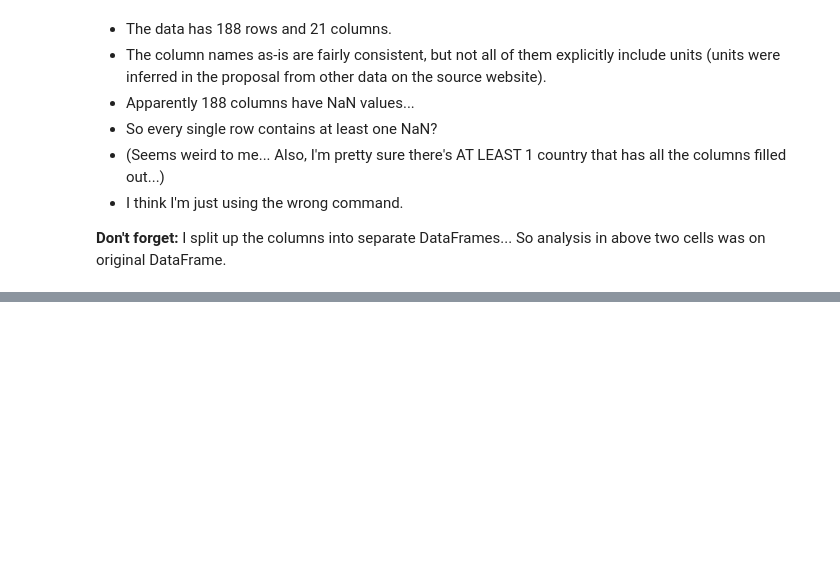
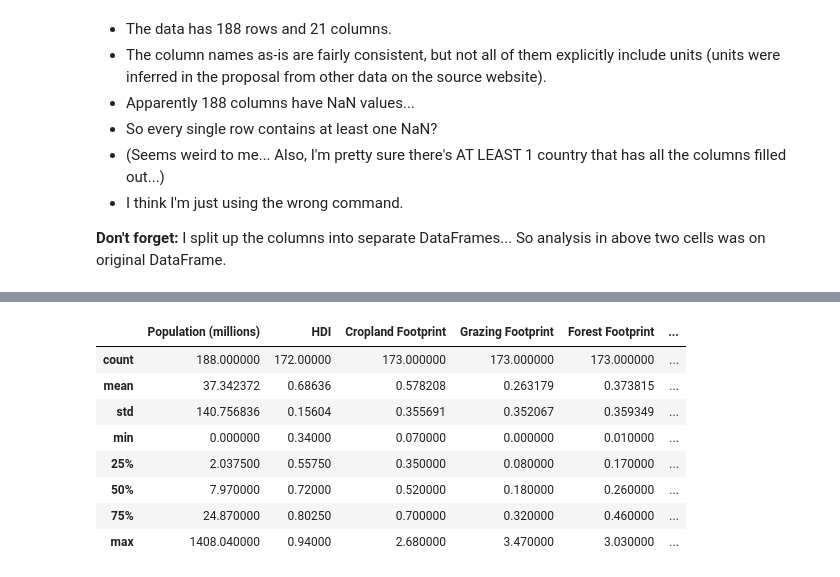
Before and after one commit to schmitzmelissa/DSCT-Capstone01, a Jupyter notebook: InitialDataExploration.ipynb, the cells around one changed output, grey strips where cells are left out. Saved outputs shown, nothing was run; the diff lists cells and outputs as text; code cells hidden in the pictures; blank space fills up the shorter version.

Commit message:
Filtered NaNs, counted unique DQ values, examined describe(). Added more context to introductory cell.

```diff
--- a/InitialDataExploration.ipynb
+++ b/InitialDataExploration.ipynb
@@ -124,0 +165,13 @@ memory usage: 30.9+ KB
+# %%
+# Another starting place to look for values that don't fit
+countries.describe()
+# %% [output]
+|  | Population (millions) | HDI | Cropland Footprint | Grazing Footprint | Forest Footprint | ... |
+| count | 188.000000 | 172.00000 | 173.000000 | 173.000000 | 173.000000 | ... |
+| mean | 37.342372 | 0.68636 | 0.578208 | 0.263179 | 0.373815 | ... |
+| std | 140.756836 | 0.15604 | 0.355691 | 0.352067 | 0.359349 | ... |
+| min | 0.000000 | 0.34000 | 0.070000 | 0.000000 | 0.010000 | ... |
+| 25% | 2.037500 | 0.55750 | 0.350000 | 0.080000 | 0.170000 | ... |
+| 50% | 7.970000 | 0.72000 | 0.520000 | 0.180000 | 0.260000 | ... |
+| 75% | 24.870000 | 0.80250 | 0.700000 | 0.320000 | 0.460000 | ... |
+| max | 1408.040000 | 0.94000 | 2.680000 | 3.470000 | 3.030000 | ... |
```
Also changed, not shown: parts of 4 cells of this notebook.
